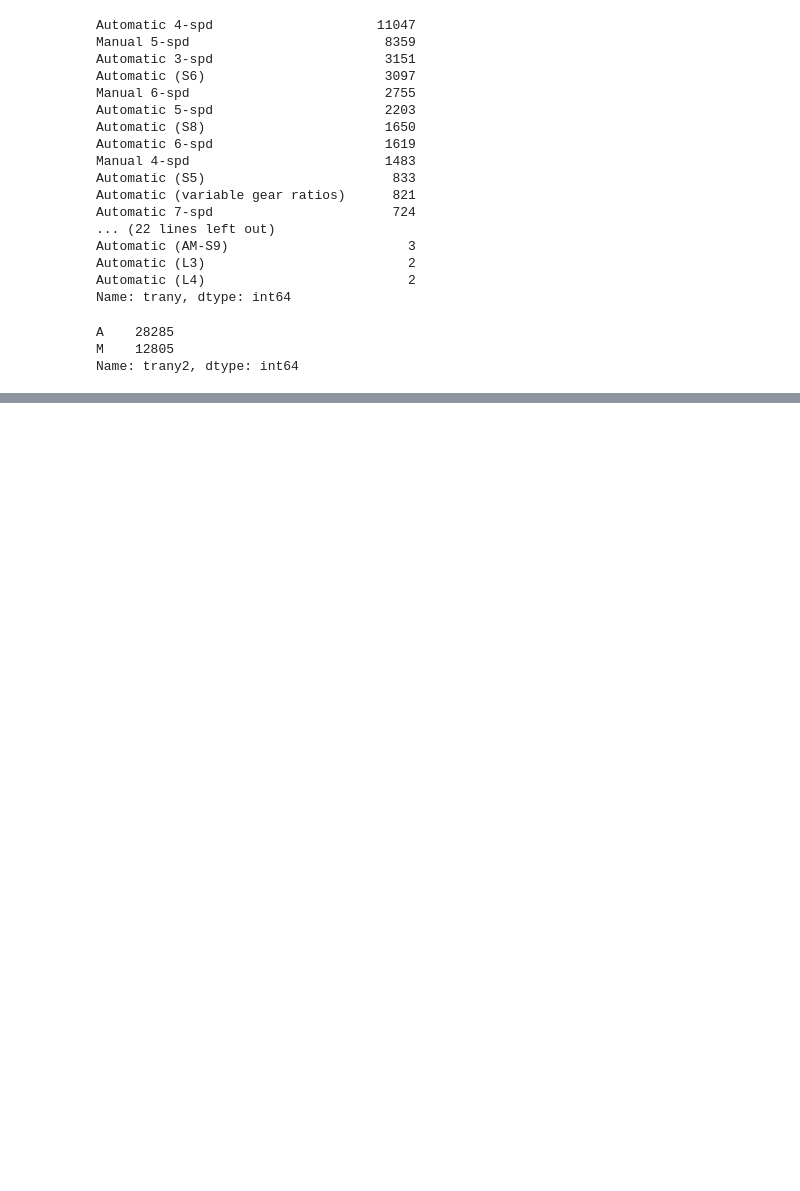
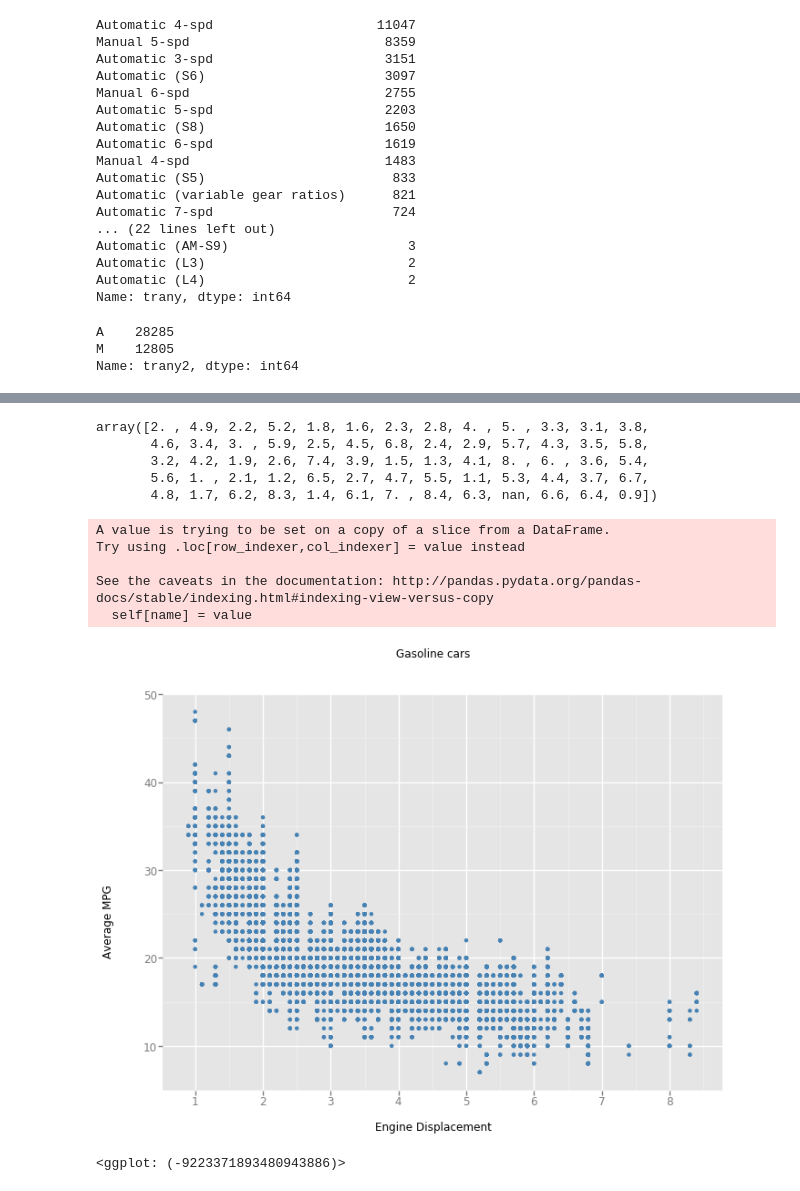
Before and after one commit to m4ni5h/SelfProjects, a Jupyter notebook: AutomobileProject/Automobile Analysis.ipynb, the cells around one changed output, grey strips where cells are left out. Drawn from its saved outputs; the diff is of its cells as text; code cells hidden in the pictures; blank space fills up the shorter version.

```diff
--- a/AutomobileProject/Automobile Analysis.ipynb
+++ b/AutomobileProject/Automobile Analysis.ipynb
@@ -112,0 +156,27 @@ Name: trany2, dtype: int64
+# %%
+pd.unique(vehicles_non_hybrid.displ)
+# %% [output]
+array([2. , 4.9, 2.2, 5.2, 1.8, 1.6, 2.3, 2.8, 4. , 5. , 3.3, 3.1, 3.8,
+       4.6, 3.4, 3. , 5.9, 2.5, 4.5, 6.8, 2.4, 2.9, 5.7, 4.3, 3.5, 5.8,
+       3.2, 4.2, 1.9, 2.6, 7.4, 3.9, 1.5, 1.3, 4.1, 8. , 6. , 3.6, 5.4,
+       5.6, 1. , 2.1, 1.2, 6.5, 2.7, 4.7, 5.5, 1.1, 5.3, 4.4, 3.7, 6.7,
+       4.8, 1.7, 6.2, 8.3, 1.4, 6.1, 7. , 8.4, 6.3, nan, 6.6, 6.4, 0.9])
+# %%
+criteria = vehicles_non_hybrid.displ.notnull()
+vehicles_non_hybrid = vehicles_non_hybrid[criteria]
+vehicles_non_hybrid.displ = vehicles_non_hybrid.displ.astype('float')
+# %% [output]
+A value is trying to be set on a copy of a slice from a DataFrame.
+Try using .loc[row_indexer,col_indexer] = value instead
+
+See the caveats in the documentation: http://pandas.pydata.org/pandas-docs/stable/indexing.html#indexing-view-versus-copy
+  self[name] = value
+# %%
+criteria = vehicles_non_hybrid.comb08.notnull()
+vehicles_non_hybrid = vehicles_non_hybrid[criteria]
+vehicles_non_hybrid.comb08 = vehicles_non_hybrid.comb08.astype('float')
+# %%
+ggplot(vehicles_non_hybrid, aes('displ', 'comb08')) + geom_point(color='steelblue') + xlab("Engine Displacement") + ylab("Average MPG") + ggtitle("Gasoline cars")
+# %% [output]
+[figure, added]
+<ggplot: (-9223371893480943886)>
```
Also changed, not shown: parts of 23 cells of this notebook.
